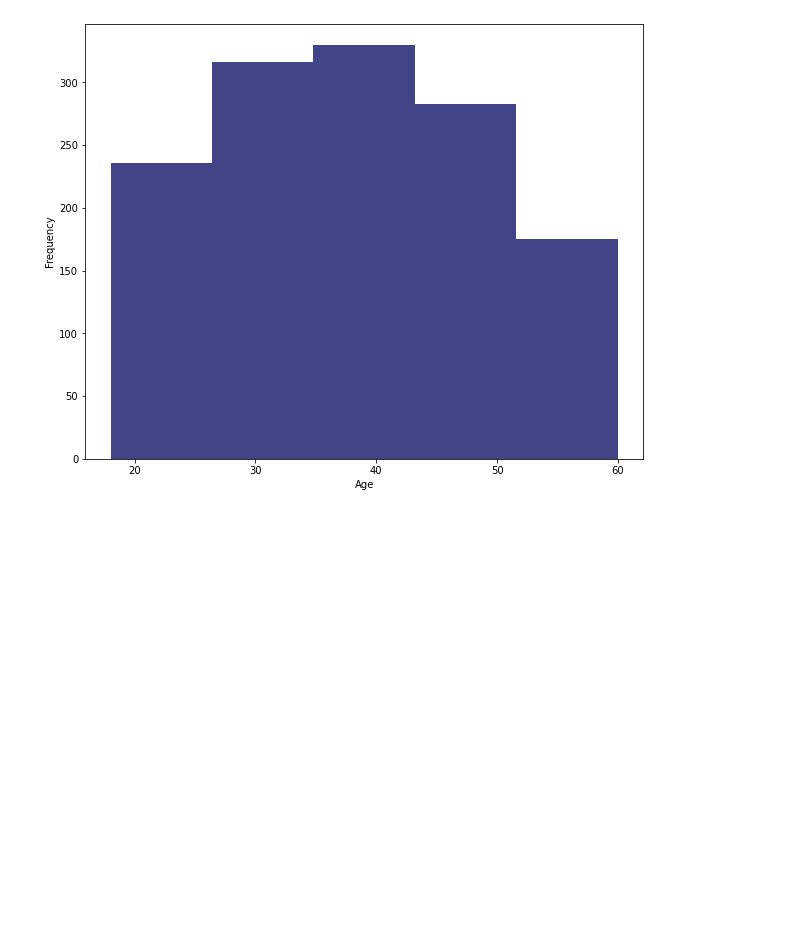
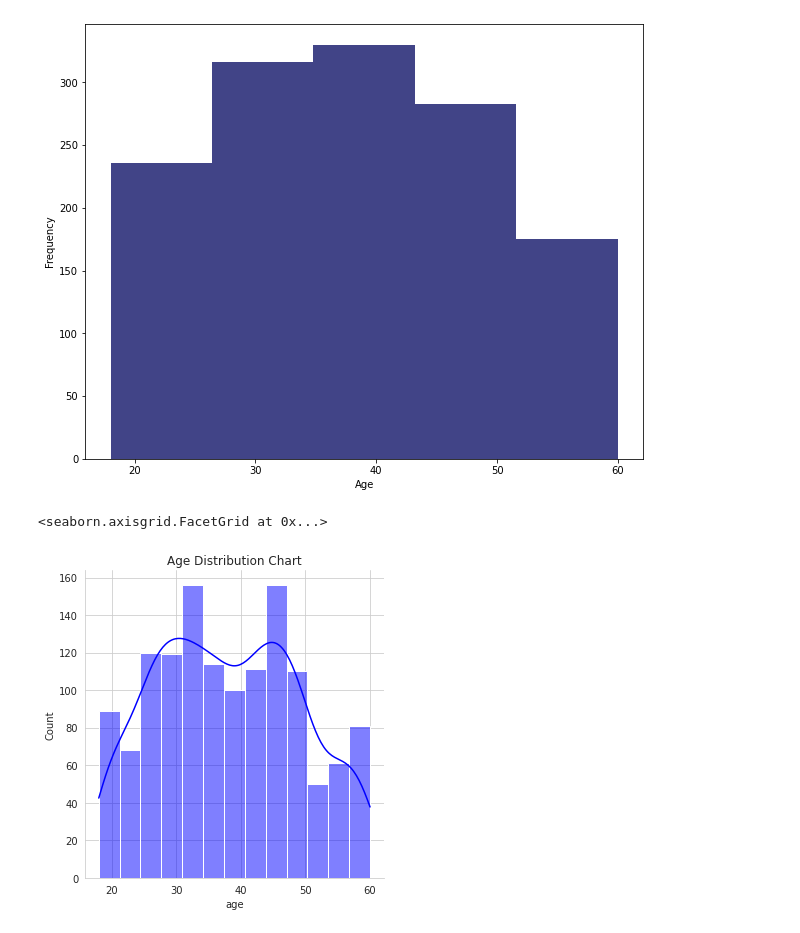
Before and after one commit to 27136thapelo/Insurance-Claim-Analysis, a Jupyter notebook: Insurance_claim_analysis_notebook.ipynb, the cells around one changed output. Saved outputs shown, nothing was run; the diff lists cells and outputs as text; code cells hidden in the pictures; blank space fills up the shorter version.

```diff
--- a/Insurance_claim_analysis_notebook.ipynb
+++ b/Insurance_claim_analysis_notebook.ipynb
@@ -276,3 +276,9 @@ plt.ylabel('Frequency')
 plt.show()
 # %% [output]
 [figure]
+# %%
+# define color map
+sns.displot(df.age, color="blue", kde=True).set(title='Age Distribution Chart')
+# %% [output]
+<seaborn.axisgrid.FacetGrid at 0x...>
+[figure, added]
```
Also changed, not shown: parts of 2 cells of this notebook.
